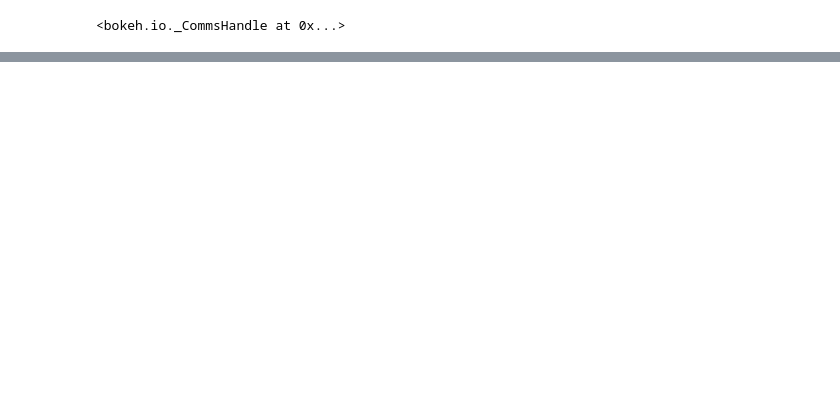
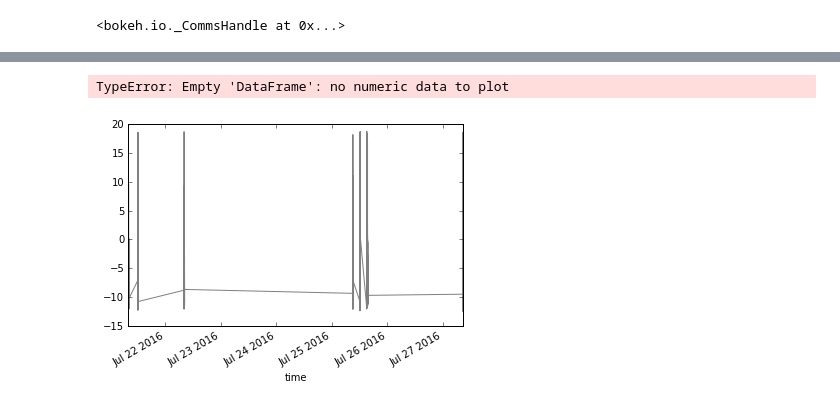
Before and after one commit to lundybernard/engine_analysis, a Jupyter notebook: notebooks/3_graphing.ipynb, the cells around one changed output, grey strips where cells are left out. Drawn from its saved outputs; the diff is of its cells as text; code cells hidden in the pictures; blank space fills up the shorter version.

```diff
--- a/notebooks/3_graphing.ipynb
+++ b/notebooks/3_graphing.ipynb
@@ -186,3 +188,10 @@ show(p)
 # %% [output]
 [interactive output not drawn]
 <bokeh.io._CommsHandle at 0x...>
+# %%
+r = data.asfreq('10L').rolling(window=10)
+print(data.index)
+
+data['boost'].plot(color = 'gray')
+r.mean()['boost'].plot(color = 'red')
+# %% [output]
@@ -188,0 +210,2 @@ show(p)
+TypeError: Empty 'DataFrame': no numeric data to plot
+[figure, added]
```
Also changed, not shown: parts of 2 cells of this notebook, 6 other files.
